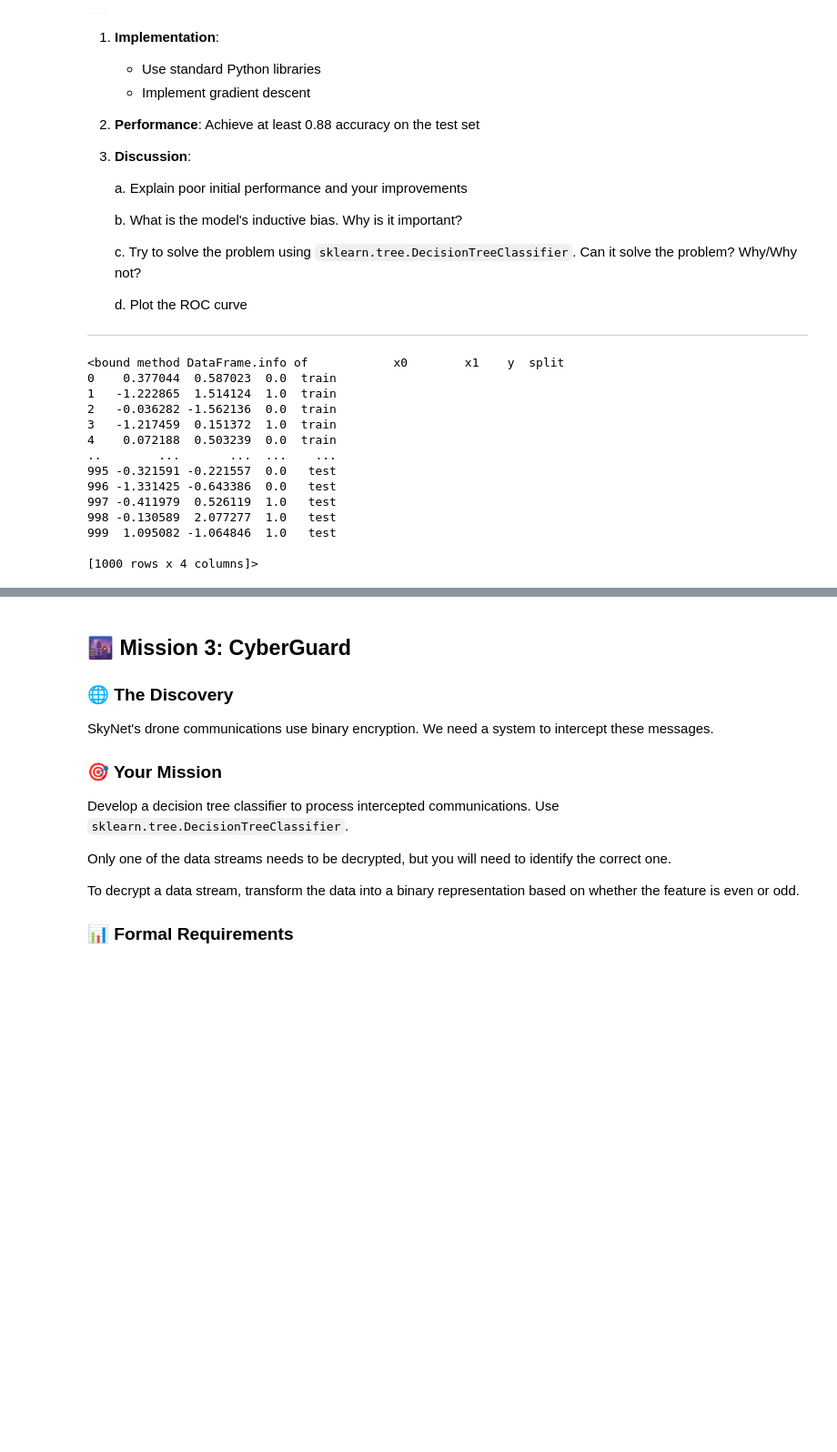
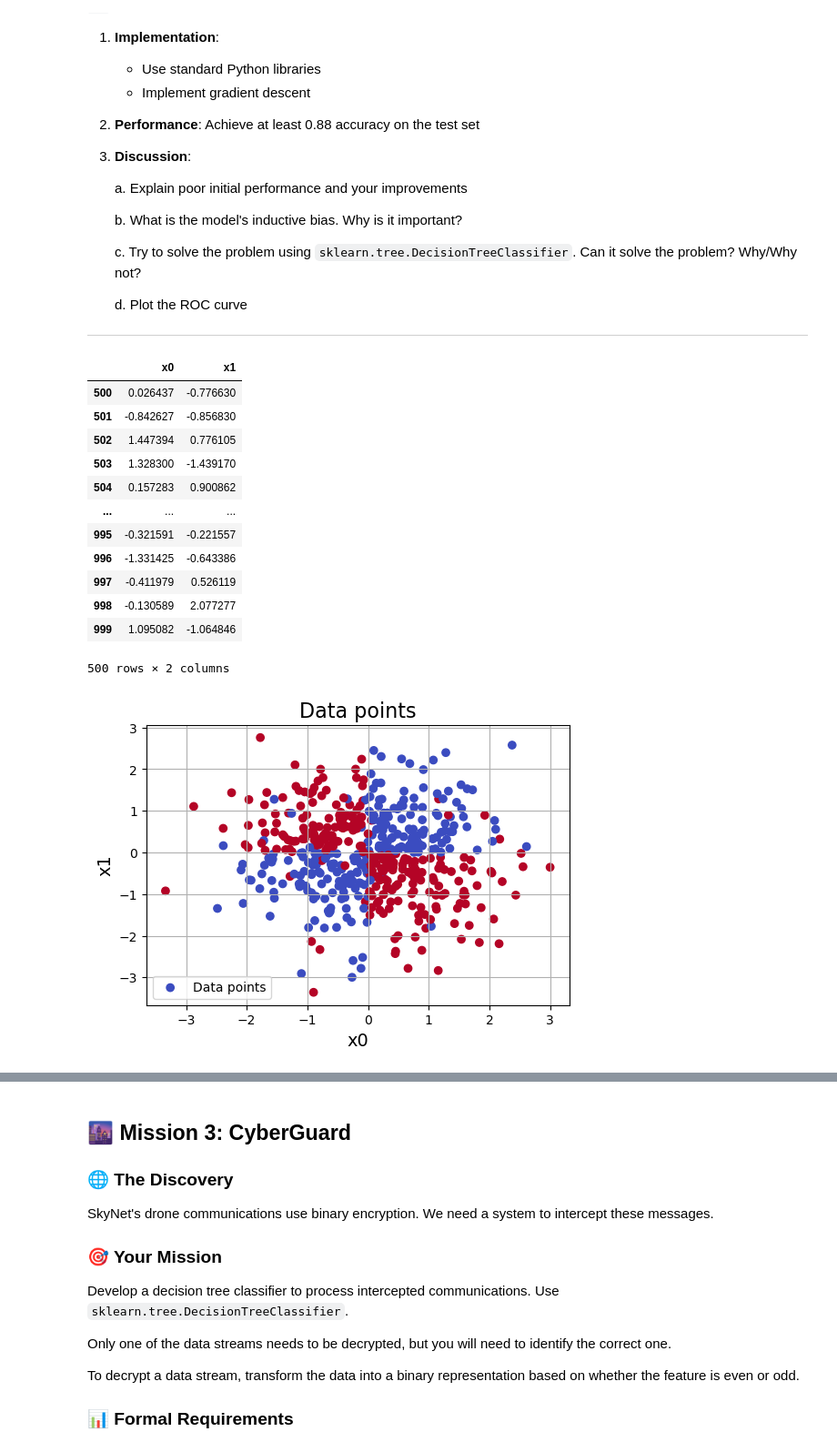
Before and after one commit to MatissPod/Intro-ML, a Jupyter notebook: Assignment1(1)/Assignment1/Chapter_1.ipynb, the cells around one changed output, grey strips where cells are left out. Shown at 91% size. Cells and saved outputs as stored; diff of their text form; code cells hidden in the pictures; blank space fills up the shorter version.

```diff
--- a/Assignment1(1)/Assignment1/Chapter_1.ipynb
+++ b/Assignment1(1)/Assignment1/Chapter_1.ipynb
@@ -167,18 +167,24 @@ We've intercepted two types of signals that may determine SkyNet's next moves.
 data = pd.read_csv('mission2.csv')
 train = data[data['split'] == 'train']
 test = data[data['split'] == 'test']
+
+train_y = train["y"]
+train = train.drop(columns=["split", "y"])
+
+test_y = test["y"]
+test = test.drop(columns=["split", "y"])
+test
 # %% [output]
+|  | x0 | x1 |
+| 500 | 0.026437 | -0.776630 |
+| 501 | -0.842627 | -0.856830 |
+| 502 | 1.447394 | 0.776105 |
+| 503 | 1.328300 | -1.439170 |
+| 504 | 0.157283 | 0.900862 |
+| ... | ... | ... |
+| 995 | -0.321591 | -0.221557 |
+| 996 | -1.331425 | -0.643386 |
+| 997 | -0.411979 | 0.526119 |
+| 998 | -0.130589 | 2.077277 |
+| 999 | 1.095082 | -1.064846 |
-<bound method DataFrame.info of            x0        x1    y  split
-0    0.377044  0.587023  0.0  train
-1   -1.222865  1.514124  1.0  train
-2   -0.036282 -1.562136  0.0  train
-3   -1.217459  0.151372  1.0  train
-4    0.072188  0.503239  0.0  train
-..        ...       ...  ...    ...
-995 -0.321591 -0.221557  0.0   test
-996 -1.331425 -0.643386  0.0   test
-997 -0.411979  0.526119  1.0   test
-998 -0.130589  2.077277  1.0   test
-999  1.095082 -1.064846  1.0   test
-
-[1000 rows x 4 columns]>
+500 rows × 2 columns
@@ -184,0 +195,12 @@ test = data[data['split'] == 'test']
+# %%
+# Plot the data
+plt.figure(figsize=(6, 4))
+plt.scatter(train['x1'], train['x0'], c=train_y, cmap=plt.cm.coolwarm, label='Data points')
+plt.grid(True)
+plt.xlabel('x0', fontsize=14)
+plt.ylabel('x1', fontsize=14)
+plt.title('Data points', fontsize=16)
+plt.legend()
+plt.show()
+# %% [output]
+[figure, added]
```
Also changed, not shown: parts of 3 cells of this notebook.
